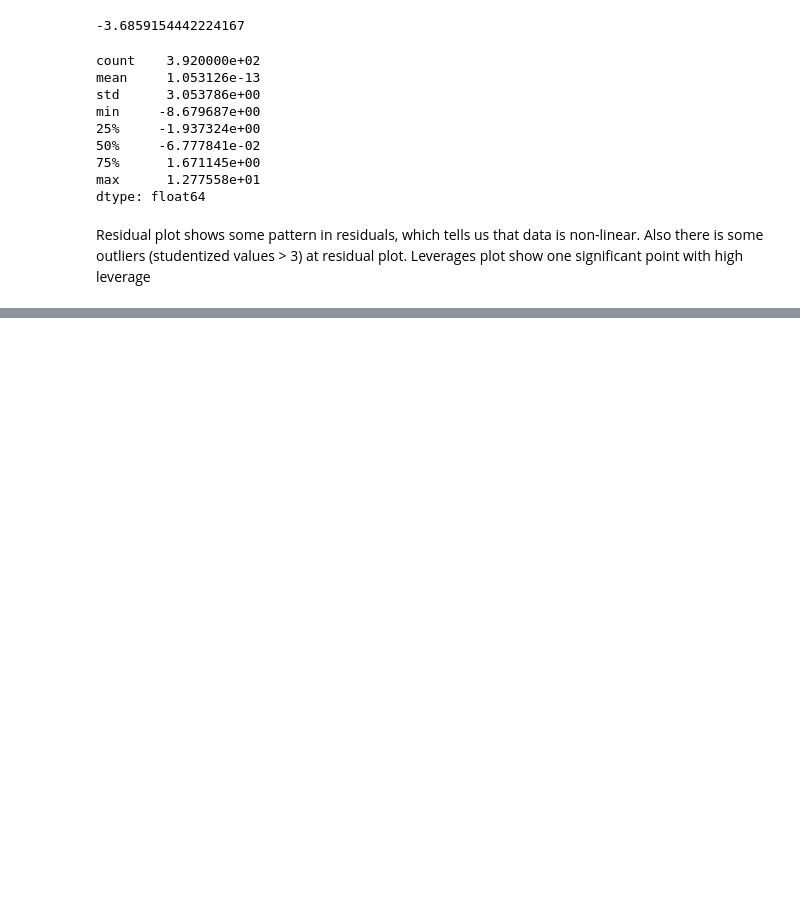
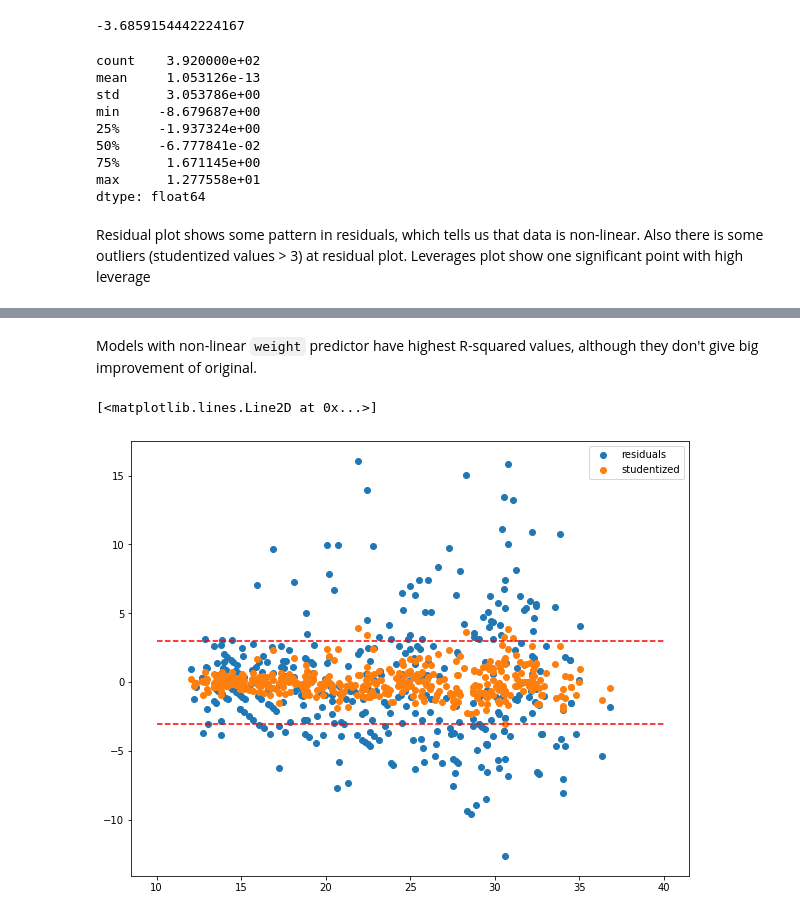
Before and after one commit to vivialprt/ISLR, a Jupyter notebook: Chapter3/Solution.ipynb, the cells around one changed output, grey strips where cells are left out. Cells and saved outputs as stored; diff of their text form; code cells hidden in the pictures; blank space fills up the shorter version.

```diff
--- a/Chapter3/Solution.ipynb
+++ b/Chapter3/Solution.ipynb
@@ -277,0 +376,17 @@ Residual plot shows some pattern in residuals, which tells us that data is non-l
+# %%
+data_with_log_terms = {}
+data_with_root_terms = {}
+data_with_squared_terms = {}
+cols = data.drop(['mpg', 'cylinders', 'origin'], axis=1)
+
+for col in cols:
+    data_with_log_terms[col] = pd.concat([data[col], np.log(data[col])], axis=1)
+    data_with_root_terms[col] = pd.concat([data[col], np.sqrt(data[col])], axis=1)
+    data_with_squared_terms[col] = pd.concat([data[col], data[col] ** 2], axis=1)
+# %%
+for key in data_with_log_terms.keys():
+    model = sm.OLS(data.mpg, sm.add_constant(data_with_log_terms[key])).fit()
+    print(key)
+    print(model.rsquared)
+    print(model.pvalues)
+    print()
@@ -277,0 +411,7 @@ Residual plot shows some pattern in residuals, which tells us that data is non-l
+# %%
+for key in data_with_root_terms.keys():
+    model = sm.OLS(data.mpg, sm.add_constant(data_with_root_terms[key])).fit()
+    print(key)
+    print(model.rsquared)
+    print(model.pvalues)
+    print()
@@ -277,0 +436,7 @@ Residual plot shows some pattern in residuals, which tells us that data is non-l
+# %%
+for key in data_with_squared_terms.keys():
+    model = sm.OLS(data.mpg, sm.add_constant(data_with_squared_terms[key])).fit()
+    print(key)
+    print(model.rsquared)
+    print(model.pvalues)
+    print()
@@ -277,0 +461,18 @@ Residual plot shows some pattern in residuals, which tells us that data is non-l
+# %% [markdown]
+Models with non-linear `weight` predictor have highest R-squared values, although they don't give big improvement of original.
+# %%
+plt.figure(figsize=(10, 8))
+line = np.linspace(10, 40, 50)
+
+model = sm.OLS(data.mpg, sm.add_constant(data_with_squared_terms['weight'])).fit()
+predictions = model.predict(sm.add_constant(data_with_squared_terms['weight']))
+residuals = data.mpg - predictions
+plt.scatter(predictions, residuals, label='residuals')
+studentized = model.get_influence().resid_studentized_external
+plt.scatter(predictions, studentized, label='studentized')
+plt.legend()
+plt.plot(line, np.full(line.shape, 3), 'r--')
+plt.plot(line, np.full(line.shape, -3), 'r--')
+# %% [output]
+[<matplotlib.lines.Line2D at 0x...>]
+[figure, added]
```
Also changed, not shown: parts of 40 cells of this notebook, 1 other file.
